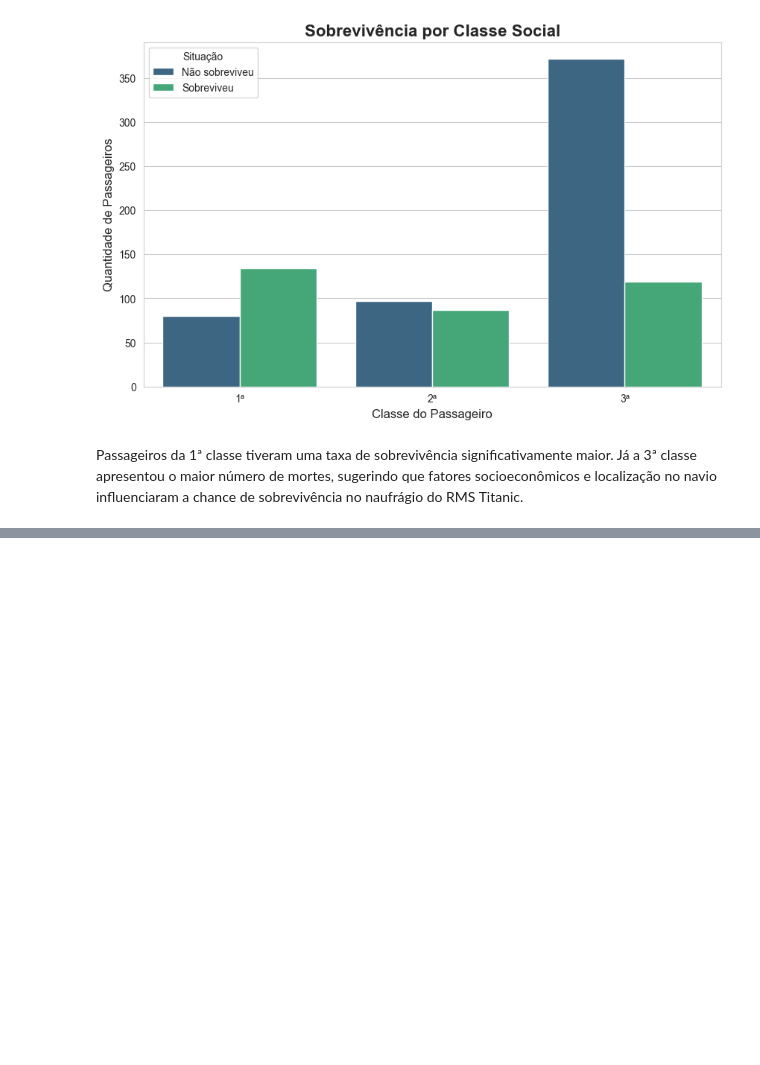
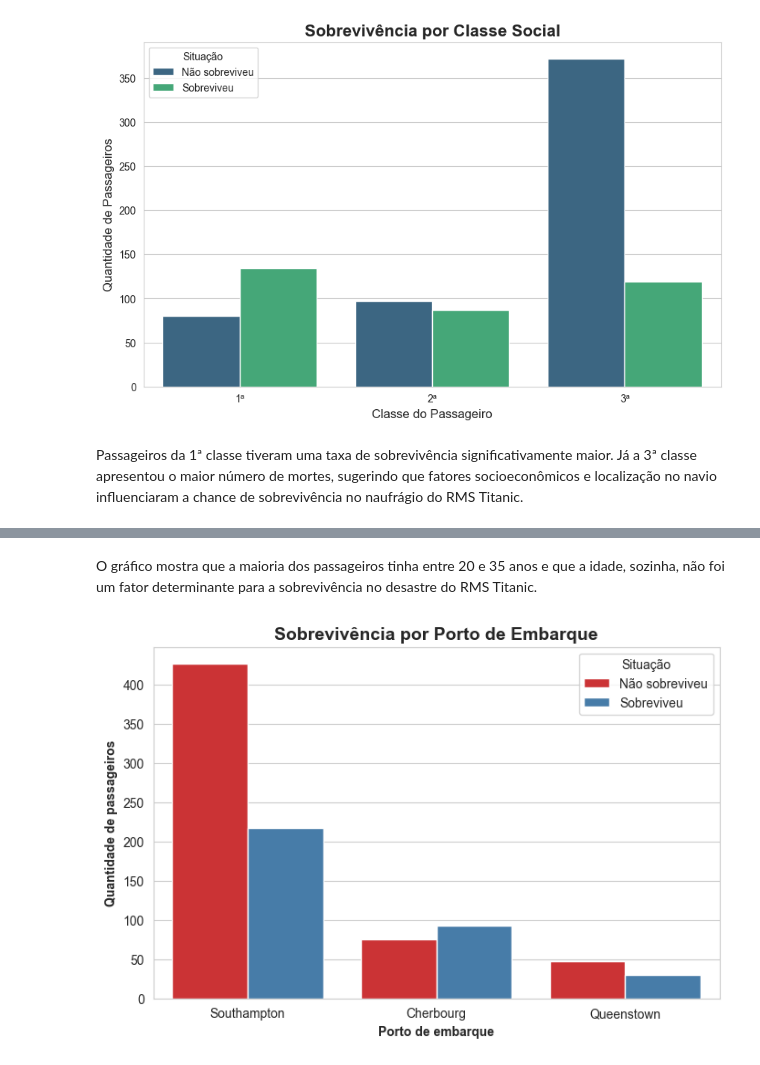
Before and after one commit to gabrielgodoiii/titanic-ml, a Jupyter notebook: titanic_analysis.ipynb, the cells around one changed output, grey strips where cells are left out. Cells and saved outputs as stored; diff of their text form; code cells hidden in the pictures; blank space fills up the shorter version.

```diff
--- a/titanic_analysis.ipynb
+++ b/titanic_analysis.ipynb
@@ -156,0 +206,36 @@ Passageiros da 1ª classe tiveram uma taxa de sobrevivência significativamente
+# %% [markdown]
+O gráfico mostra que a maioria dos passageiros tinha entre 20 e 35 anos e que a idade, sozinha, não foi um fator determinante para a sobrevivência no desastre do RMS Titanic.
+# %%
+#O porto onde a pessoa embarcou teve alguma influência na sobrevivência?
+plt.figure(figsize=(8, 5))
+sns.set_style='whitegrid'
+sns.countplot(
+    x='Embarked',
+    hue= 'Survived',
+    data= df,
+    palette= 'Set1'
+)
+plt.title(
+    'Sobrevivência por Porto de Embarque',
+    fontsize= 14,
+    fontweight= 'bold'
+)
+plt.legend(
+    title='Situação',
+    labels=['Não sobreviveu', 'Sobreviveu']
+)
+plt.xlabel(
+    'Porto de embarque',
+    fontweight='bold'
+)
+plt.ylabel(
+    'Quantidade de passageiros',
+    fontweight='bold'
+)
+plt.xticks(
+    ticks=[0, 1, 2],
+    labels= ['Southampton', 'Cherbourg', 'Queenstown']
+)
+plt.show()
+# %% [output]
+[figure, added]
```
Also changed, not shown: parts of 9 cells of this notebook.
